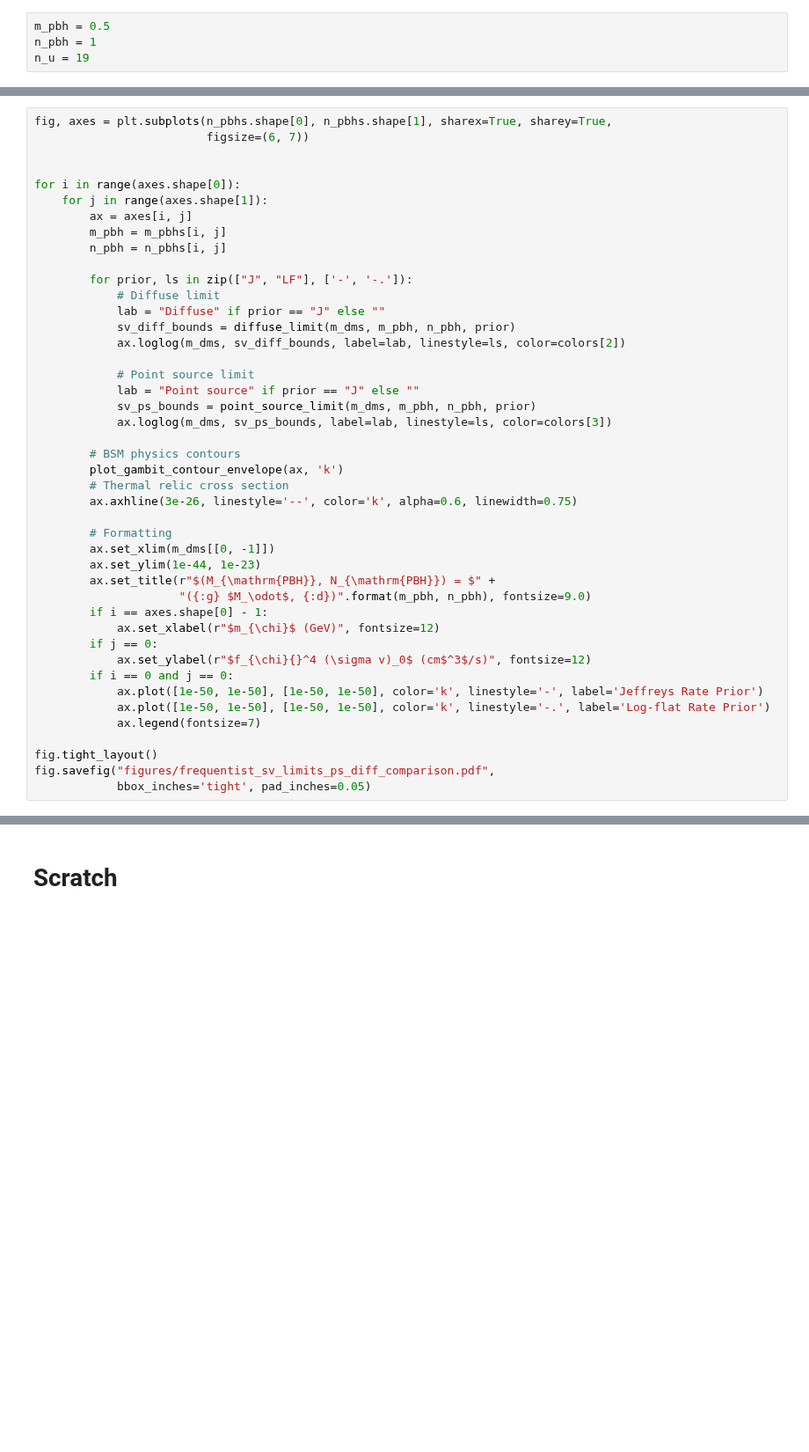
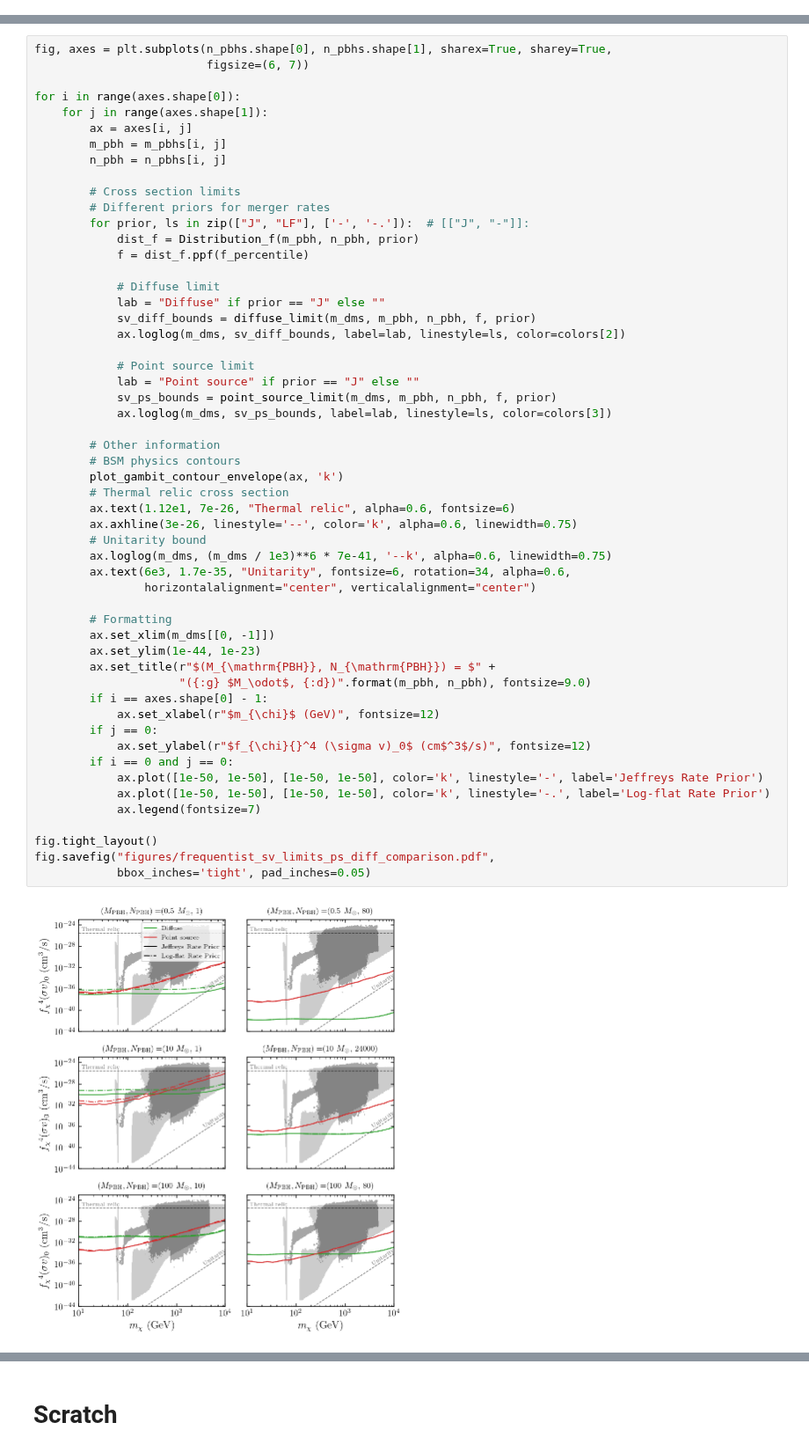
Before and after one commit to adam-coogan/pbhs_vs_wimps, a Jupyter notebook: frequentist_limits.ipynb, the cells around one changed output, grey strips where cells are left out. Shown at 88% size. Cells and saved outputs as stored; diff of their text form; blank space fills up the shorter version.

```diff
--- a/frequentist_limits.ipynb
+++ b/frequentist_limits.ipynb
@@ -15,6 +14,2 @@ from posterior_inference_diffuse import DiffusePosterior
 
 colors = [c["color"] for c in plt.rcParams['axes.prop_cycle']]
-# %%
-m_pbh = 0.5
-n_pbh = 1
-n_u = 19
@@ -172,7 +91,6 @@ for i in range(n_pbhs.shape[0]):
 # %%
 fig, axes = plt.subplots(n_pbhs.shape[0], n_pbhs.shape[1], sharex=True, sharey=True,
                          figsize=(6, 7))
-
 
 for i in range(axes.shape[0]):
     for j in range(axes.shape[1]):
@@ -180,38 +98,51 @@ for i in range(axes.shape[0]):
         m_pbh = m_pbhs[i, j]
         n_pbh = n_pbhs[i, j]
 
-        for prior, ls in zip(["J", "LF"], ['-', '-.']):
+        # Cross section limits
+        # Different priors for merger rates
+        for prior, ls in zip(["J", "LF"], ['-', '-.']):  # [["J", "-"]]:
+            dist_f = Distribution_f(m_pbh, n_pbh, prior)
+            f = dist_f.ppf(f_percentile)
+
             # Diffuse limit
             lab = "Diffuse" if prior == "J" else ""
-            sv_diff_bounds = diffuse_limit(m_dms, m_pbh, n_pbh, prior)
+            sv_diff_bounds = diffuse_limit(m_dms, m_pbh, n_pbh, f, prior)
             ax.loglog(m_dms, sv_diff_bounds, label=lab, linestyle=ls, color=colors[2])
 
             # Point source limit
             lab = "Point source" if prior == "J" else ""
-            sv_ps_bounds = point_source_limit(m_dms, m_pbh, n_pbh, prior)
+            sv_ps_bounds = point_source_limit(m_dms, m_pbh, n_pbh, f, prior)
             ax.loglog(m_dms, sv_ps_bounds, label=lab, linestyle=ls, color=colors[3])
 
+        # Other information
         # BSM physics contours
         plot_gambit_contour_envelope(ax, 'k')
         # Thermal relic cross section
+        ax.text(1.12e1, 7e-26, "Thermal relic", alpha=0.6, fontsize=6)
         ax.axhline(3e-26, linestyle='--', color='k', alpha=0.6, linewidth=0.75)
+        # Unitarity bound
+        ax.loglog(m_dms, (m_dms / 1e3)**6 * 7e-41, '--k', alpha=0.6, linewidth=0.75)
+        ax.text(6e3, 1.7e-35, "Unitarity", fontsize=6, rotation=34, alpha=0.6,
+                horizontalalignment="center", verticalalignment="center")
 
         # Formatting
         ax.set_xlim(m_dms[[0, -1]])
         ax.set_ylim(1e-44, 1e-23)
         ax.set_title(r"$(M_{\mathrm{PBH}}, N_{\mathrm{PBH}}) = $" +
                      "({:g} $M_\odot$, {:d})".format(m_pbh, n_pbh), fontsize=9.0)
         if i == axes.shape[0] - 1:
             ax.set_xlabel(r"$m_{\chi}$ (GeV)", fontsize=12)
         if j == 0:
             ax.set_ylabel(r"$f_{\chi}{}^4 (\sigma v)_0$ (cm$^3$/s)", fontsize=12)
         if i == 0 and j == 0:
             ax.plot([1e-50, 1e-50], [1e-50, 1e-50], color='k', linestyle='-', label='Jeffreys Rate Prior')
             ax.plot([1e-50, 1e-50], [1e-50, 1e-50], color='k', linestyle='-.', label='Log-flat Rate Prior')
             ax.legend(fontsize=7)
 
 fig.tight_layout()
 fig.savefig("figures/frequentist_sv_limits_ps_diff_comparison.pdf",
             bbox_inches='tight', pad_inches=0.05)
+# %% [output]
+[figure, added]
 # %%
 os.system("say 'done'")
```
Also changed, not shown: parts of 23 cells of this notebook.
